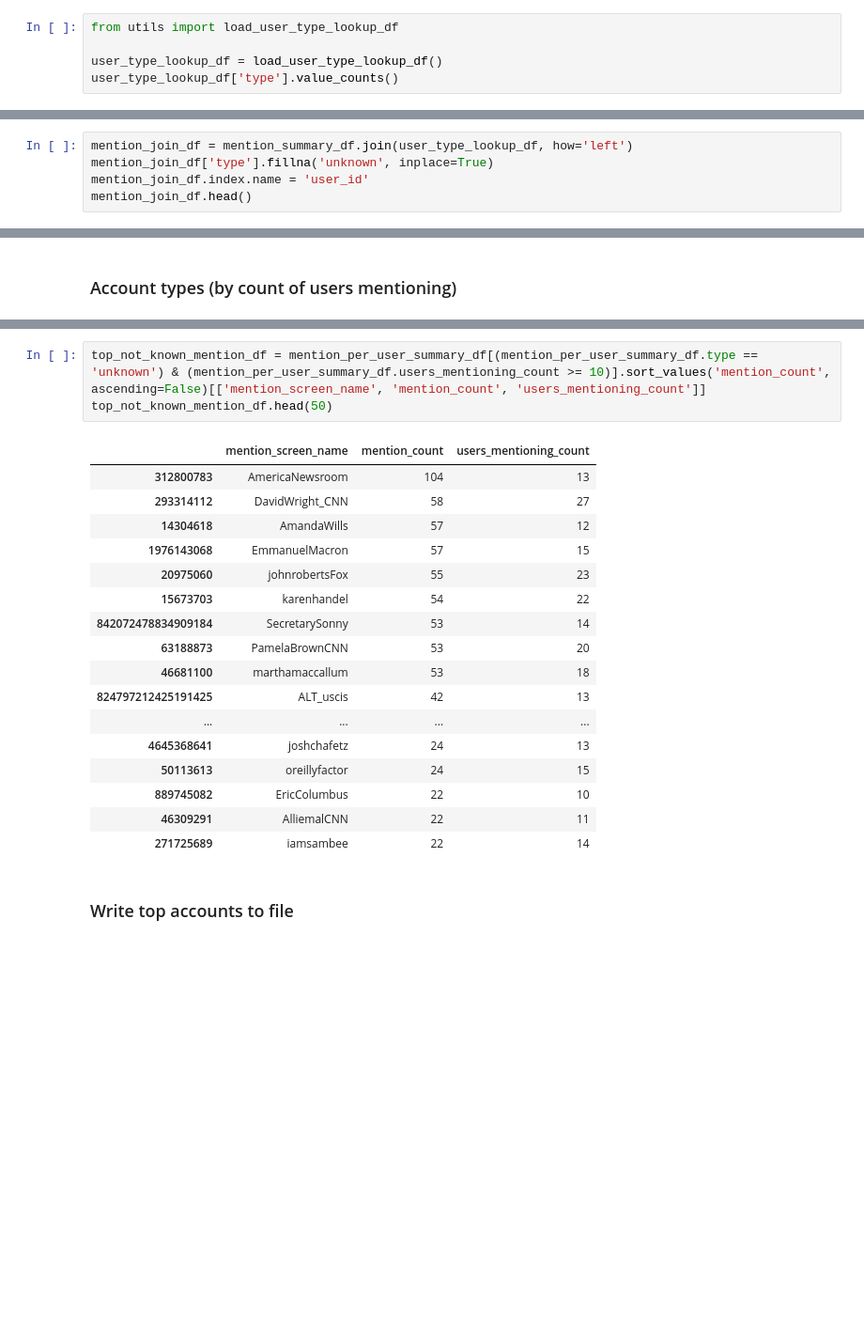
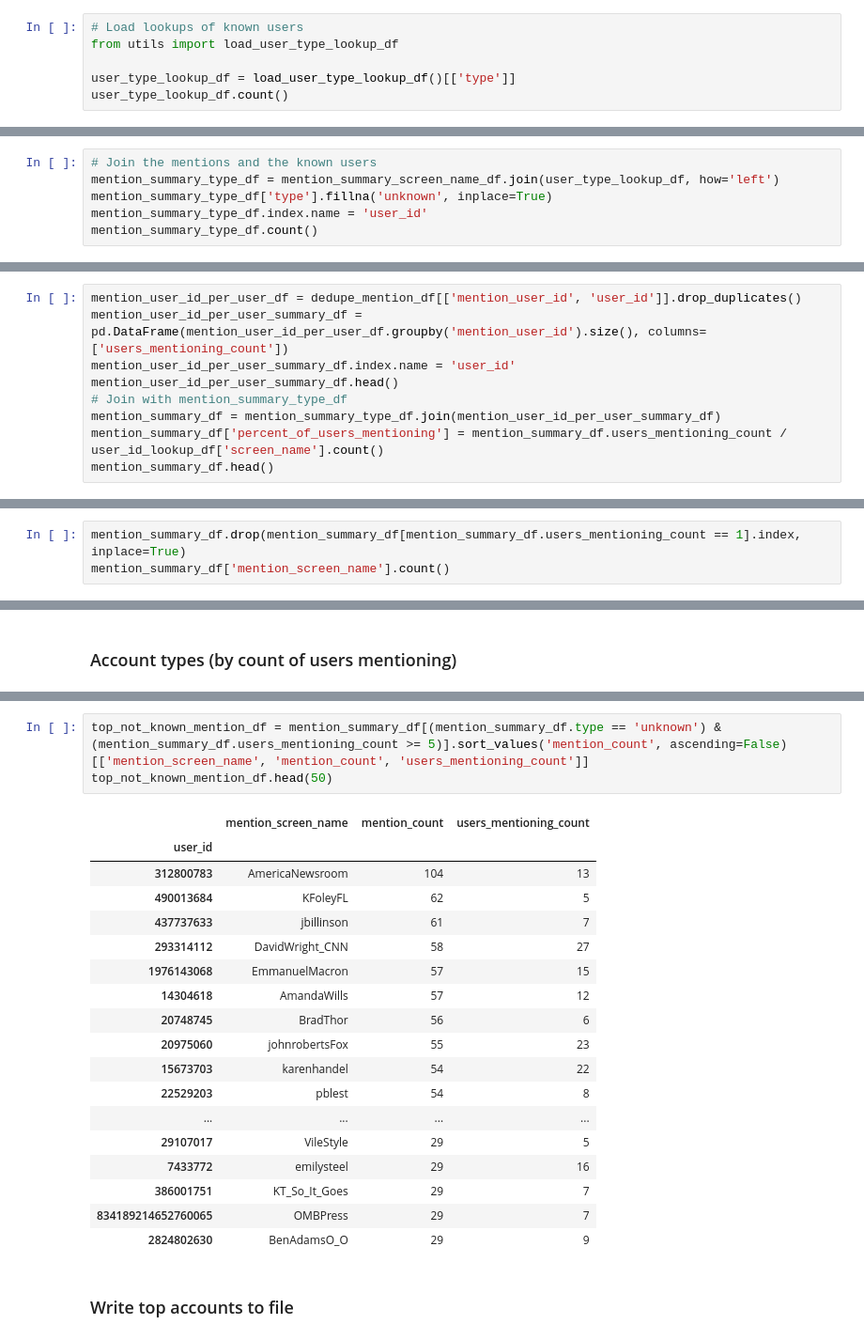
Before and after one commit to justinlittman/beltway_reporters, a Jupyter notebook: jupyter/Mentions.ipynb, the cells around one changed output, grey strips where cells are left out. Shown at 94% size. Drawn from its saved outputs; the diff is of its cells as text; blank space fills up the shorter version.

```diff
--- a/jupyter/Mentions.ipynb
+++ b/jupyter/Mentions.ipynb
@@ -150,6 +150,7 @@ mention_summary_df.head()
 # %%
+# Load lookups of known users
 from utils import load_user_type_lookup_df
 
-user_type_lookup_df = load_user_type_lookup_df()
-user_type_lookup_df['type'].value_counts()
+user_type_lookup_df = load_user_type_lookup_df()[['type']]
+user_type_lookup_df.count()
 # %% [output]
@@ -171,6 +185,7 @@ Name: type, dtype: int64
 # %%
-mention_join_df = mention_summary_df.join(user_type_lookup_df, how='left')
-mention_join_df['type'].fillna('unknown', inplace=True)
-mention_join_df.index.name = 'user_id'
-mention_join_df.head()
+# Join the mentions and the known users
+mention_summary_type_df = mention_summary_screen_name_df.join(user_type_lookup_df, how='left')
+mention_summary_type_df['type'].fillna('unknown', inplace=True)
+mention_summary_type_df.index.name = 'user_id'
+mention_summary_type_df.count()
 # %% [output]
@@ -183,0 +209,9 @@ mention_join_df.head()
+# %%
+mention_user_id_per_user_df = dedupe_mention_df[['mention_user_id', 'user_id']].drop_duplicates()
+mention_user_id_per_user_summary_df = pd.DataFrame(mention_user_id_per_user_df.groupby('mention_user_id').size(), columns=['users_mentioning_count'])
+mention_user_id_per_user_summary_df.index.name = 'user_id'
+mention_user_id_per_user_summary_df.head()
+# Join with mention_summary_type_df
+mention_summary_df = mention_summary_type_df.join(mention_user_id_per_user_summary_df)
+mention_summary_df['percent_of_users_mentioning'] = mention_summary_df.users_mentioning_count / user_id_lookup_df['screen_name'].count()
+mention_summary_df.head()
@@ -200,0 +282,3 @@ Name: user_id, dtype: float64
+# %%
+mention_summary_df.drop(mention_summary_df[mention_summary_df.users_mentioning_count == 1].index, inplace=True)
+mention_summary_df['mention_screen_name'].count()
@@ -385,24 +473,25 @@ dtype: int64
 # %%
-top_not_known_mention_df = mention_per_user_summary_df[(mention_per_user_summary_df.type == 'unknown') & (mention_per_user_summary_df.users_mentioning_count >= 10)].sort_values('mention_count', ascending=False)[['mention_screen_name', 'mention_count', 'users_mentioning_count']]
+top_not_known_mention_df = mention_summary_df[(mention_summary_df.type == 'unknown') & (mention_summary_df.users_mentioning_count >= 5)].sort_values('mention_count', ascending=False)[['mention_screen_name', 'mention_count', 'users_mentioning_count']]
 top_not_known_mention_df.head(50)
 # %% [output]
 |  | mention_screen_name | mention_count | users_mentioning_count |
+| user_id |  |  |  |
 | 312800783 | AmericaNewsroom | 104 | 13 |
+| 490013684 | KFoleyFL | 62 | 5 |
+| 437737633 | jbillinson | 61 | 7 |
 | 293314112 | DavidWright_CNN | 58 | 27 |
+| 1976143068 | EmmanuelMacron | 57 | 15 |
 | 14304618 | AmandaWills | 57 | 12 |
-| 1976143068 | EmmanuelMacron | 57 | 15 |
+| 20748745 | BradThor | 56 | 6 |
 | 20975060 | johnrobertsFox | 55 | 23 |
 | 15673703 | karenhandel | 54 | 22 |
-| 842072478834909184 | SecretarySonny | 53 | 14 |
-| 63188873 | PamelaBrownCNN | 53 | 20 |
-| 46681100 | marthamaccallum | 53 | 18 |
-| 824797212425191425 | ALT_uscis | 42 | 13 |
+| 22529203 | pblest | 54 | 8 |
 | ... | ... | ... | ... |
-| 4645368641 | joshchafetz | 24 | 13 |
-| 50113613 | oreillyfactor | 24 | 15 |
-| 889745082 | EricColumbus | 22 | 10 |
-| 46309291 | AlliemalCNN | 22 | 11 |
-| 271725689 | iamsambee | 22 | 14 |
+| 29107017 | VileStyle | 29 | 5 |
+| 7433772 | emilysteel | 29 | 16 |
+| 386001751 | KT_So_It_Goes | 29 | 7 |
+| 834189214652760065 | OMBPress | 29 | 7 |
+| 2824802630 | BenAdamsO_O | 29 | 9 |
 # %% [markdown]
 ### Write top accounts to file
 # %%
```
Also changed, not shown: parts of 44 cells of this notebook, 2 other files.
